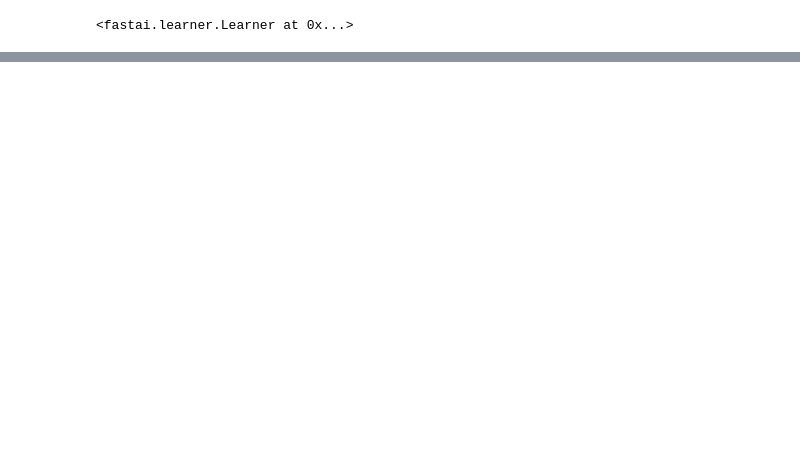
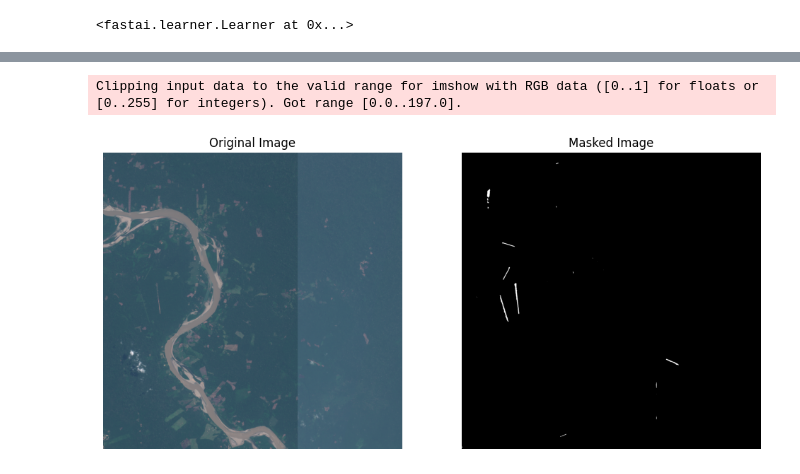
Before and after one commit to Pavel418/runaway-satellite-detection, a Jupyter notebook: train_pytorch.ipynb, the cells around one changed output, grey strips where cells are left out. Drawn from its saved outputs; the diff is of its cells as text; code cells hidden in the pictures; blank space fills up the shorter version.

```diff
--- a/train_pytorch.ipynb
+++ b/train_pytorch.ipynb
@@ -59,0 +167,24 @@ learn.validate()
+# %%
+image_np = np.array(image)  # Convert PILImage to numpy array
+mask_np = pred_mask.numpy()  # Convert TensorMask to numpy array
+
+# Ensure the mask is in binary form (if needed)
+mask_np = (mask_np > 0).astype(np.float32)  # You can customize this threshold if necessary
+
+# Now multiply the image by the mask (you can use the mask to highlight certain regions)
+masked_image = image_np * mask_np[..., np.newaxis]  # Adding new axis for the color channels if needed
+
+# Plot the original and masked images
+fig, axes = plt.subplots(1, 2, figsize=(12, 6))
+axes[0].imshow(image_np)
+axes[0].set_title("Original Image")
+axes[0].axis('off')
+
+axes[1].imshow(masked_image)
+axes[1].set_title("Masked Image")
+axes[1].axis('off')
+
+plt.show()
+# %% [output]
+Clipping input data to the valid range for imshow with RGB data ([0..1] for floats or [0..255] for integers). Got range [0.0..197.0].
+[figure, added]
```
Also changed, not shown: parts of 19 cells of this notebook, 1 other file.
